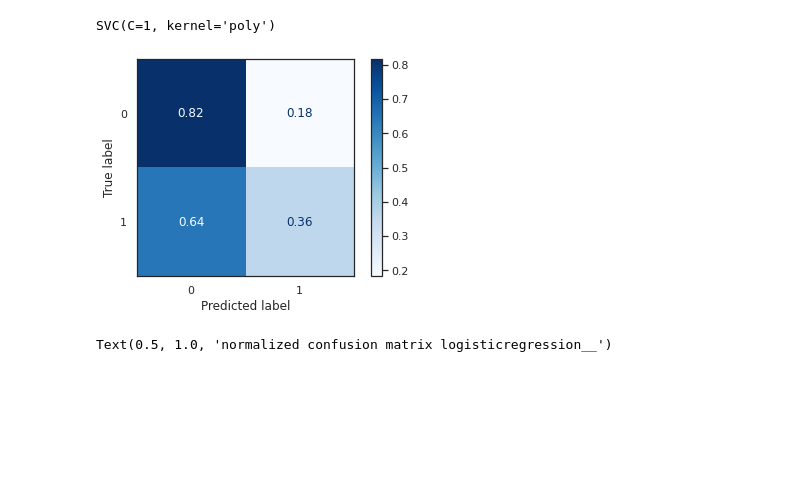
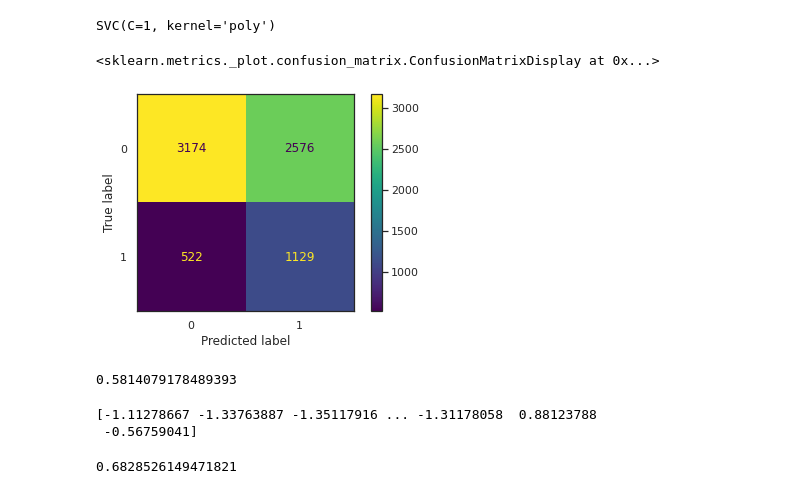
Before and after one commit to MarciaGodoy/decisiontree, a Jupyter notebook: default.ipynb, the cells around one changed output. Saved outputs shown, nothing was run; the diff lists cells and outputs as text; code cells hidden in the pictures; blank space fills up the shorter version.

```diff
--- a/default.ipynb
+++ b/default.ipynb
@@ -1381,15 +1381,3 @@ s = svm.SVC(kernel='poly', C=1).fit(X_train_val,y_train_val)
 s
 # %% [output]
 SVC(C=1, kernel='poly')
-# %%
-disp = plot_confusion_matrix(clf, X_test, y_test,
-                                 #display_labels=class_names,
-                                 cmap=plt.cm.Blues,
-                                 #display_labels=data.target_names,
-                                 normalize='true')
-# %% [output]
-[figure, removed]
-# %%
-disp.ax_.set_title(f'normalized confusion matrix {clf_name}')
-# %% [output]
-Text(0.5, 1.0, 'normalized confusion matrix logisticregression__')
@@ -1395,0 +1386,16 @@ Text(0.5, 1.0, 'normalized confusion matrix logisticregression__')
+# %%
+>>> clf = SVC(random_state=0)
+>>> clf.fit(X_train_val, y_train_val)
+SVC(random_state=0)
+>>> predictions = clf.predict(X_test)
+>>> cm = confusion_matrix(y_test, predictions, labels=clf.classes_)
+>>> disp = ConfusionMatrixDisplay(confusion_matrix=cm,
+...                               display_labels=clf.classes_)
+>>> disp.plot()
+# %% [output]
+<sklearn.metrics._plot.confusion_matrix.ConfusionMatrixDisplay at 0x...>
+[figure, added]
+# %%
+clf.score(X_test, y_test)
+# %% [output]
+0.5814079178489393
@@ -1395,0 +1405,9 @@ Text(0.5, 1.0, 'normalized confusion matrix logisticregression__')
+# %%
+print(y_scores_svc)
+# %% [output]
+[-1.11278667 -1.33763887 -1.35117916 ... -1.31178058  0.88123788
+ -0.56759041]
+# %%
+roc_auc_score(y_train_val, y_scores_svc)
+# %% [output]
+0.6828526149471821
```
Also changed, not shown: parts of 2 cells of this notebook.
